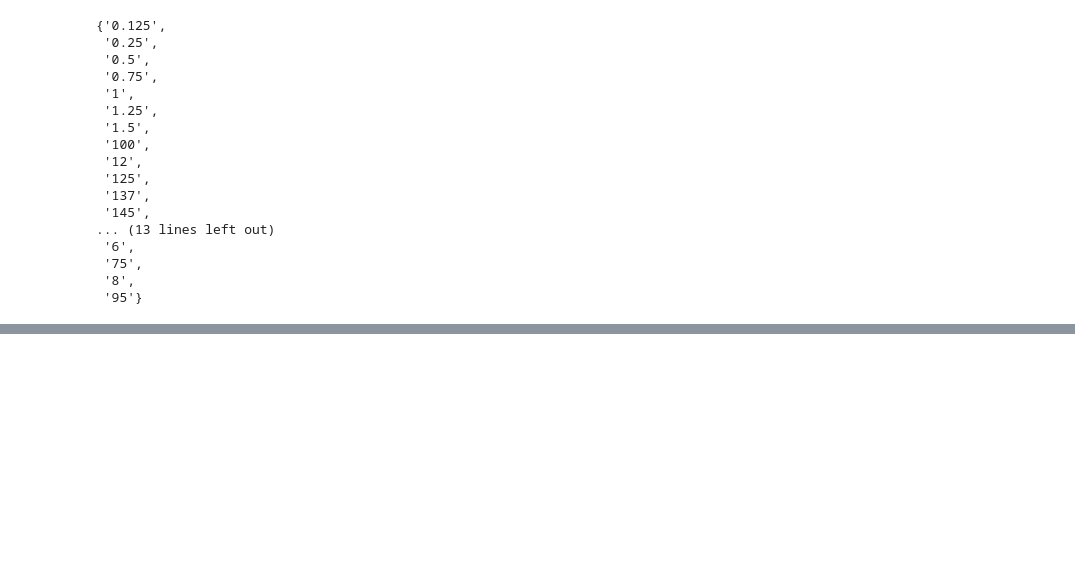
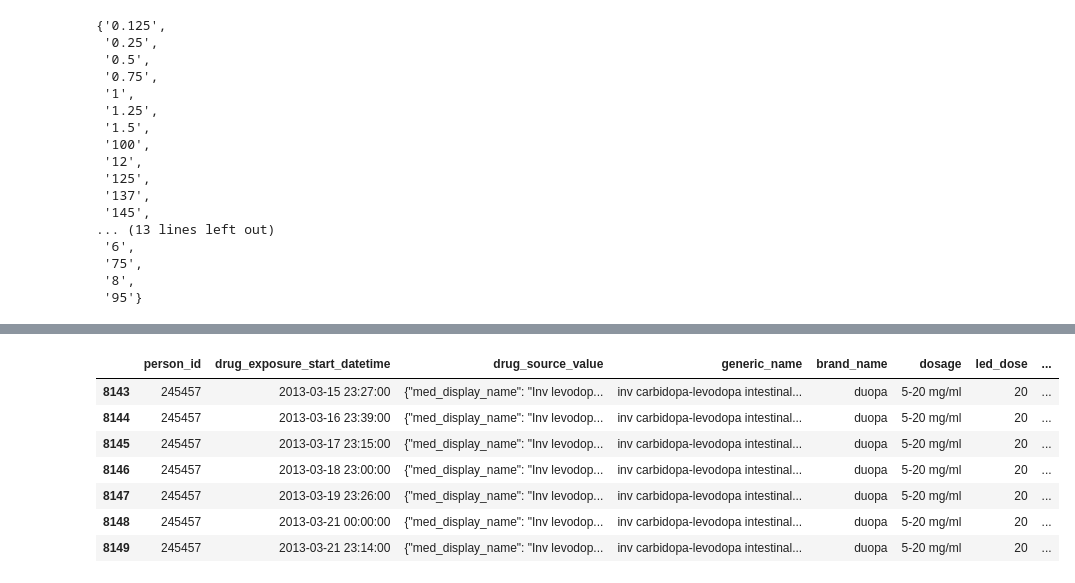
Before and after one commit to rdiazrincon/motor_fluctuations_pd, a Jupyter notebook: motor_fluctuations_pd.ipynb, the cells around one changed output, grey strips where cells are left out. Saved outputs shown, nothing was run; the diff lists cells and outputs as text; code cells hidden in the pictures; blank space fills up the shorter version.

```diff
--- a/motor_fluctuations_pd.ipynb
+++ b/motor_fluctuations_pd.ipynb
@@ -2727,0 +2783,11 @@ set(led_dose)
+# %%
+led_df[led_df['dose_unit_source_value'] == 'each']#['dose_source_value'].unique()
+# %% [output]
+|  | person_id | drug_exposure_start_datetime | drug_source_value | generic_name | brand_name | dosage | led_dose | ... |
+| 8143 | 245457 | 2013-03-15 23:27:00 | {"med_display_name": "Inv levodop... | inv carbidopa-levodopa intestinal... | duopa | 5-20 mg/ml | 20 | ... |
+| 8144 | 245457 | 2013-03-16 23:39:00 | {"med_display_name": "Inv levodop... | inv carbidopa-levodopa intestinal... | duopa | 5-20 mg/ml | 20 | ... |
+| 8145 | 245457 | 2013-03-17 23:15:00 | {"med_display_name": "Inv levodop... | inv carbidopa-levodopa intestinal... | duopa | 5-20 mg/ml | 20 | ... |
+| 8146 | 245457 | 2013-03-18 23:00:00 | {"med_display_name": "Inv levodop... | inv carbidopa-levodopa intestinal... | duopa | 5-20 mg/ml | 20 | ... |
+| 8147 | 245457 | 2013-03-19 23:26:00 | {"med_display_name": "Inv levodop... | inv carbidopa-levodopa intestinal... | duopa | 5-20 mg/ml | 20 | ... |
+| 8148 | 245457 | 2013-03-21 00:00:00 | {"med_display_name": "Inv levodop... | inv carbidopa-levodopa intestinal... | duopa | 5-20 mg/ml | 20 | ... |
+| 8149 | 245457 | 2013-03-21 23:14:00 | {"med_display_name": "Inv levodop... | inv carbidopa-levodopa intestinal... | duopa | 5-20 mg/ml | 20 | ... |
```
Also changed, not shown: parts of 35 cells of this notebook.
